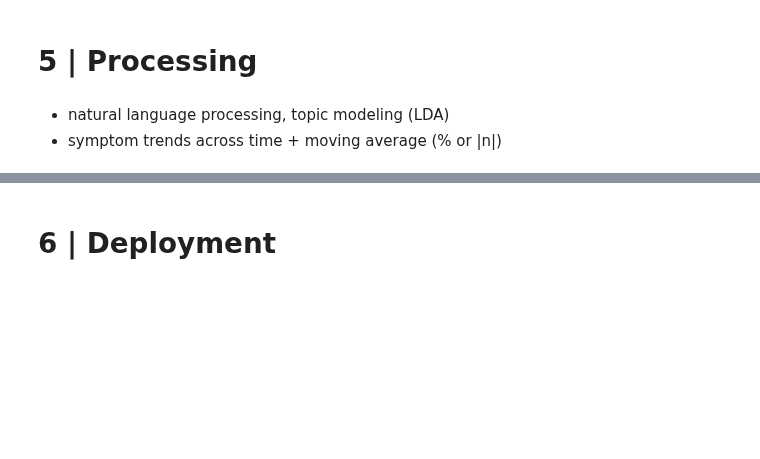
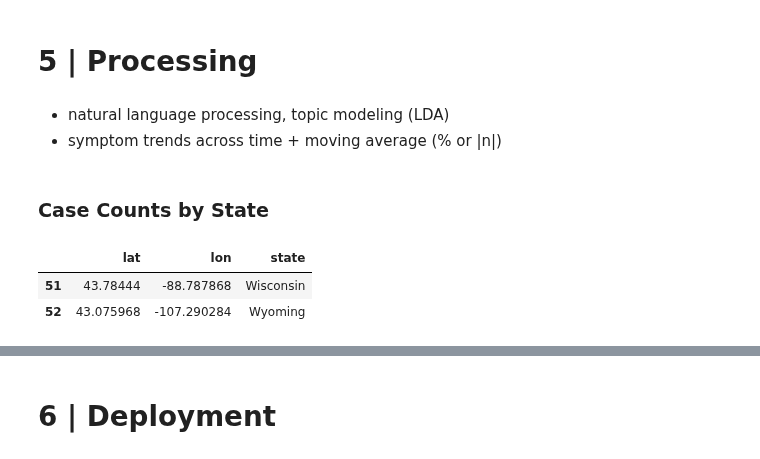
Before and after one commit to slp22/data-engineering-project, a Jupyter notebook: engineering_monkeypox_mvp.ipynb, the cells around one changed output, grey strips where cells are left out. Drawn from its saved outputs; the diff is of its cells as text; code cells hidden in the pictures; blank space fills up the shorter version.

```diff
--- a/engineering_monkeypox_mvp.ipynb
+++ b/engineering_monkeypox_mvp.ipynb
@@ -466,3 +465,28 @@ shutil.copyfile('/content/tweets.csv', '/content/drive/MyDrive/tweets.csv')
 # %% [markdown]
 * natural language processing, topic modeling (LDA)
 * symptom trends across time + moving average (% or |n|)
+# %% [markdown]
+### Case Counts by State
+# %%
+# import sheet with state lattitude and longitude
+# data source: https://developers.google.com/public-data/docs/canonical/states_csv
+
+# open google spreadsheet
+worksheet = gc.open('USA-State-Coordinates').sheet1
+
+# get_all_values gives a list of rows.
+rows = worksheet.get_all_values()
+
+states = pd.DataFrame.from_records(rows)
+
+states.columns = states.iloc[0]
+states.drop([0], inplace=True)
+states.drop(['state'], axis=1, inplace=True)
+states.sort_values(by=['name'], inplace=True)
+states = states.rename(columns={'latitude': 'lat', 'longitude': 'lon', 'name': 'state'})
+
+states.tail(2)
+# %% [output]
+|  | lat | lon | state |
+| 51 | 43.78444 | -88.787868 | Wisconsin |
+| 52 | 43.075968 | -107.290284 | Wyoming |
```
Also changed, not shown: parts of 30 cells of this notebook.
